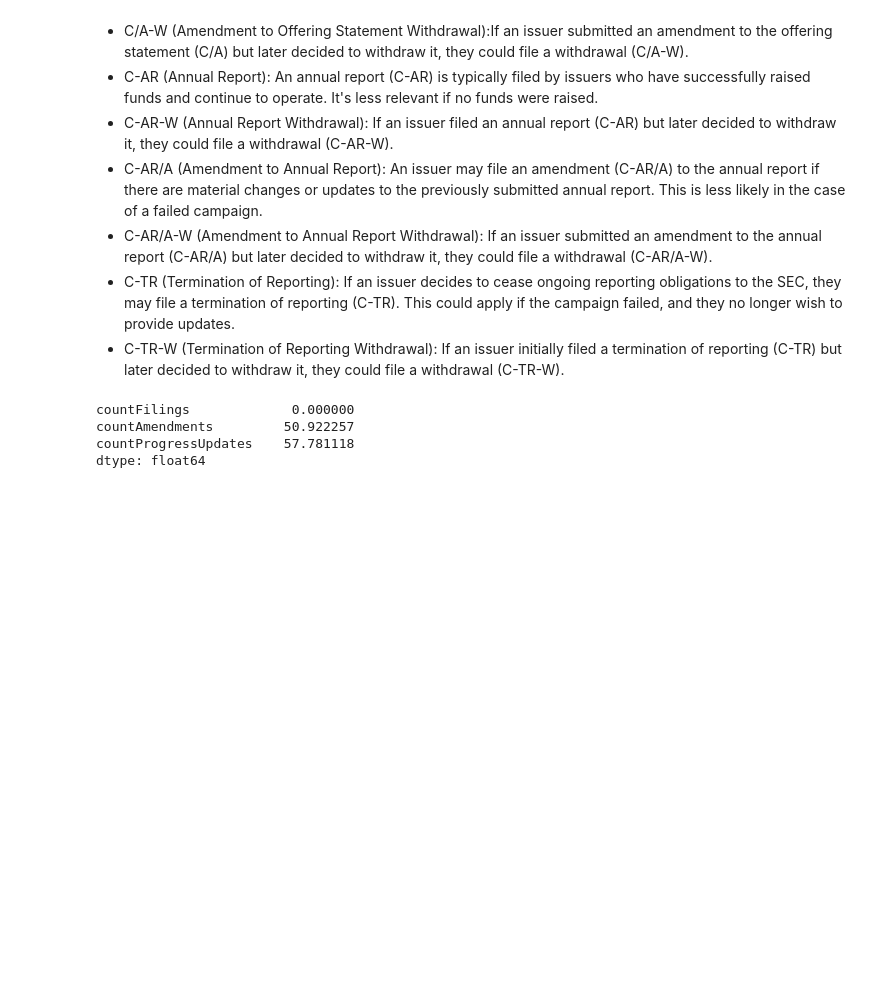
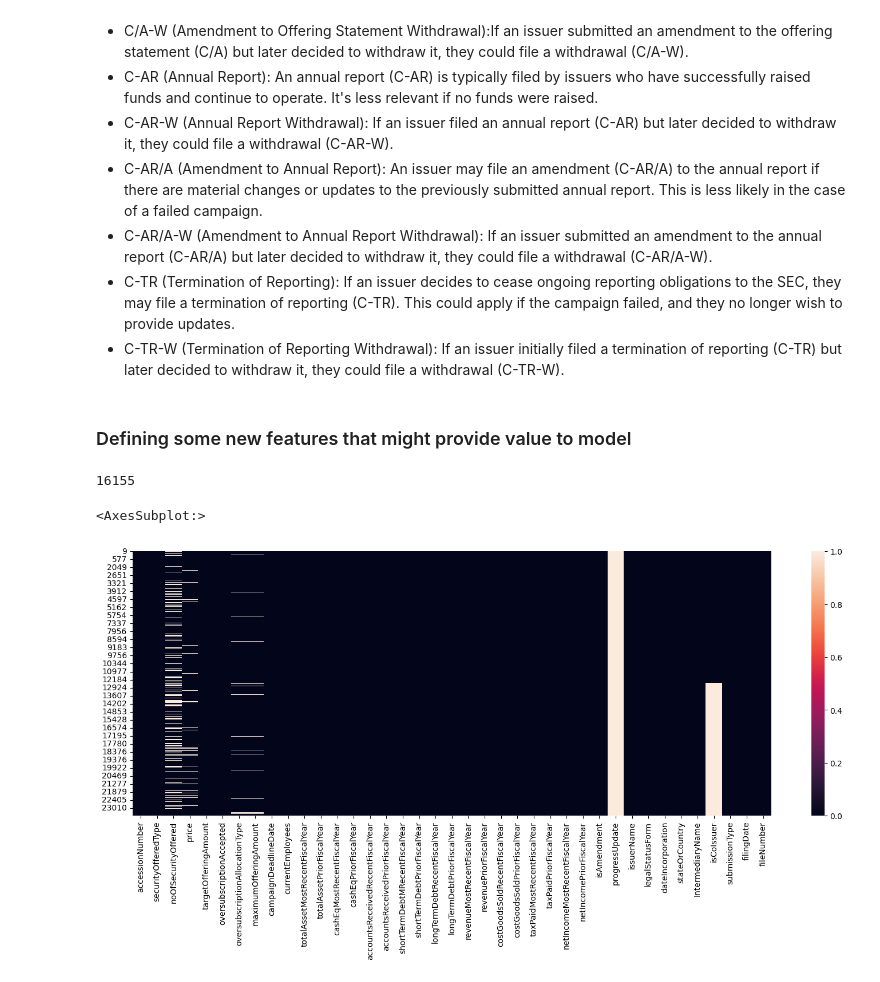
Before and after one commit to apsinghAnalytics/CrowdOfferingsStudy, a Jupyter notebook: DataCleaningAndEDA.ipynb, the cells around one changed output. Drawn from its saved outputs; the diff is of its cells as text; code cells hidden in the pictures; blank space fills up the shorter version.

Commit message:
Aggregated rows to transform data to one row per Campaign

```diff
--- a/DataCleaningAndEDA.ipynb
+++ b/DataCleaningAndEDA.ipynb
@@ -31,0 +41,3 @@ dtype: object
+# %%
+df['filingDate']= pd.to_datetime(df['filingDate'], format='%Y%m%d').dt.date #specify the format of the date in this case
+df['filingDate'].head(3)
@@ -131,11 +149,3 @@ Description of the various categories in submissionType is available at https://
 - C-AR/A-W (Amendment to Annual Report Withdrawal): If an issuer submitted an amendment to the annual report (C-AR/A) but later decided to withdraw it, they could file a withdrawal (C-AR/A-W).
 - C-TR (Termination of Reporting): If an issuer decides to cease ongoing reporting obligations to the SEC, they may file a termination of reporting (C-TR). This could apply if the campaign failed, and they no longer wish to provide updates.
 - C-TR-W (Termination of Reporting Withdrawal): If an issuer initially filed a termination of reporting (C-TR) but later decided to withdraw it, they could file a withdrawal (C-TR-W).
-# %%
-df['filingDate']= pd.to_datetime(df['filingDate']).dt.date
-#df.drop(columns= ['issuerCIK'], inplace=True)
-df['isAmendment']= df['isAmendment'].astype('bool')
-num_cols= df.select_dtypes(include=['number']).columns.tolist()
-
-#print(num_cols)
-grouped =  df[~df['submissionType'].str.contains('W')].groupby(['fileNumber'])[num_cols].agg(lambda x: (x.max() - x.min()) / x.max() * 100)
@@ -149,12 +152,2 @@ df2['countProgressUpdates']= df2['countProgressUpdates'].fillna(0) #fill null va
-# %%
-def count_conditional(column):
-    return (column == 0).sum()
-
-# Apply the function to each column
-counts_info= df2.apply(count_conditional)
-counts_info/len(df2)*100
-# %% [output]
-countFilings             0.000000
-countAmendments         50.922257
-countProgressUpdates    57.781118
-dtype: float64
+# %% [markdown]
+### Defining some new features that might provide value to model
@@ -160,0 +193,4 @@ dtype: float64
+# %%
+df_agg.duplicated().sum()
+# %% [output]
+16155
@@ -160,0 +199,8 @@ dtype: float64
+# %%
+# first filing data (submissionType = 'C') will be used to define campaigns to build model later
+
+plt.figure(figsize=(18, 6))
+sns.heatmap(df[df['submissionType']=='C'].isnull()) # heat map of null values in the 'C' filings
+# %% [output]
+<AxesSubplot:>
+[figure, added]
```
Also changed, not shown: parts of 17 cells of this notebook.
